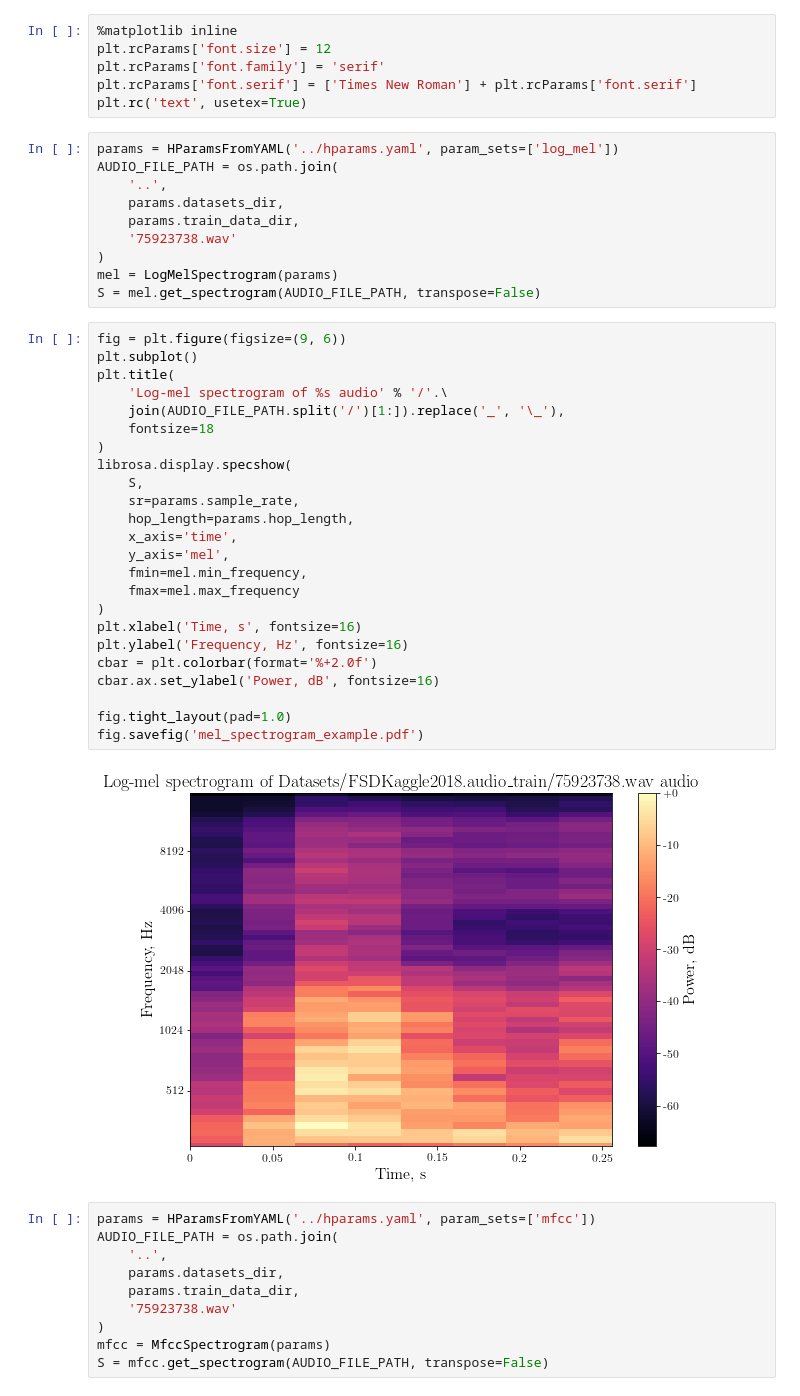
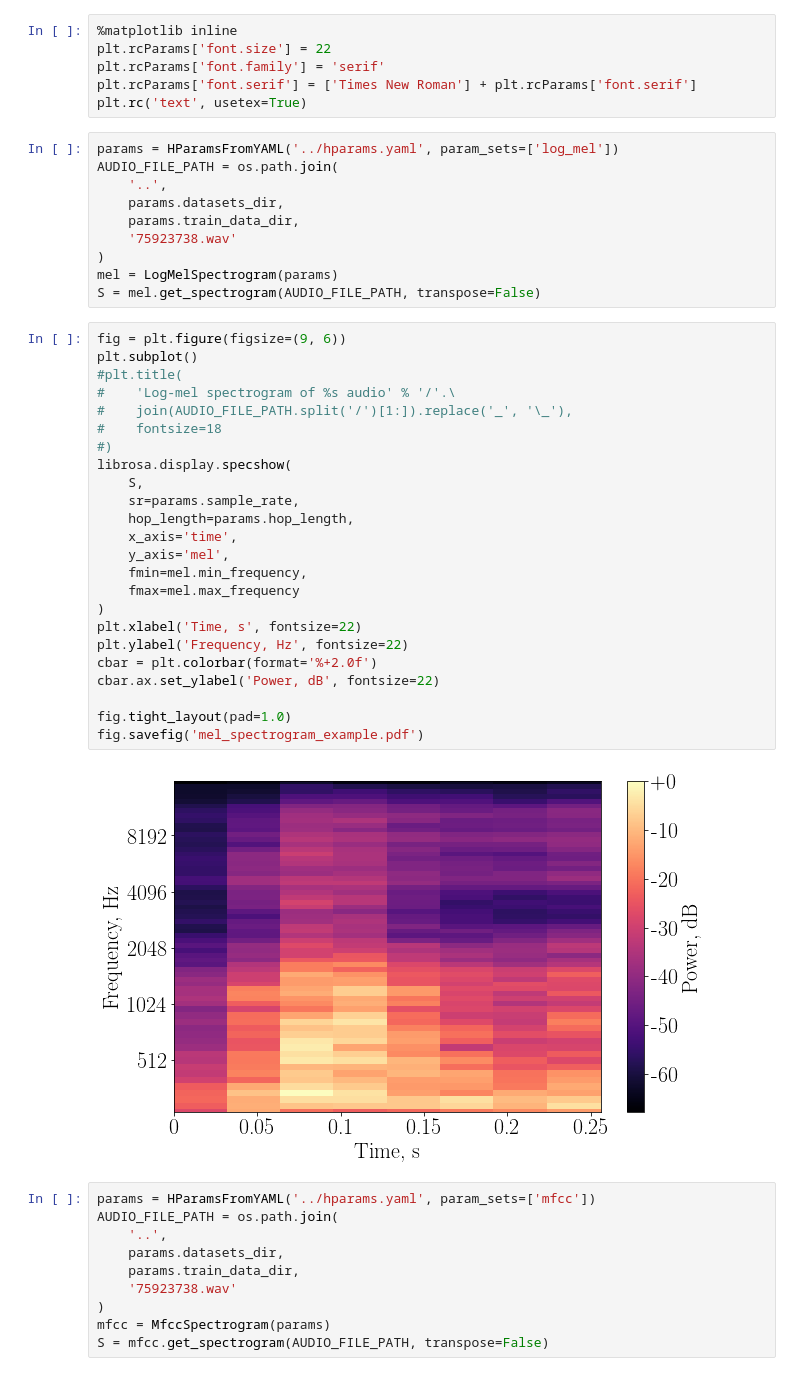
Before and after one commit to roman1e2f5p8s/audio_classification, a Jupyter notebook: notebooks/log_mel_example.ipynb, the cells around one changed output. Saved outputs shown, nothing was run; the diff lists cells and outputs as text.

```diff
--- a/notebooks/log_mel_example.ipynb
+++ b/notebooks/log_mel_example.ipynb
@@ -11,7 +11,7 @@ from src.features import LogMelSpectrogram, MfccSpectrogram, ChromaSpectrogram
 sys.path.pop(0);
 # %%
 %matplotlib inline
-plt.rcParams['font.size'] = 12
+plt.rcParams['font.size'] = 22
 plt.rcParams['font.family'] = 'serif'
 plt.rcParams['font.serif'] = ['Times New Roman'] + plt.rcParams['font.serif']
 plt.rc('text', usetex=True)
@@ -28,29 +28,29 @@ S = mel.get_spectrogram(AUDIO_FILE_PATH, transpose=False)
 # %%
 fig = plt.figure(figsize=(9, 6))
 plt.subplot()
-plt.title(
-    'Log-mel spectrogram of %s audio' % '/'.\
-    join(AUDIO_FILE_PATH.split('/')[1:]).replace('_', '\_'),
-    fontsize=18
-)
+#plt.title(
+#    'Log-mel spectrogram of %s audio' % '/'.\
+#    join(AUDIO_FILE_PATH.split('/')[1:]).replace('_', '\_'),
+#    fontsize=18
+#)
 librosa.display.specshow(
     S,
     sr=params.sample_rate,
     hop_length=params.hop_length,
     x_axis='time',
     y_axis='mel',
     fmin=mel.min_frequency,
     fmax=mel.max_frequency
 )
-plt.xlabel('Time, s', fontsize=16)
-plt.ylabel('Frequency, Hz', fontsize=16)
+plt.xlabel('Time, s', fontsize=22)
+plt.ylabel('Frequency, Hz', fontsize=22)
 cbar = plt.colorbar(format='%+2.0f')
-cbar.ax.set_ylabel('Power, dB', fontsize=16)
+cbar.ax.set_ylabel('Power, dB', fontsize=22)
 
 fig.tight_layout(pad=1.0)
 fig.savefig('mel_spectrogram_example.pdf')
 # %% [output]
-[figure, old version]
+[figure, new version]
 # %%
 params = HParamsFromYAML('../hparams.yaml', param_sets=['mfcc'])
 AUDIO_FILE_PATH = os.path.join(
```
Also changed, not shown: parts of 2 cells of this notebook, 8 other files.
